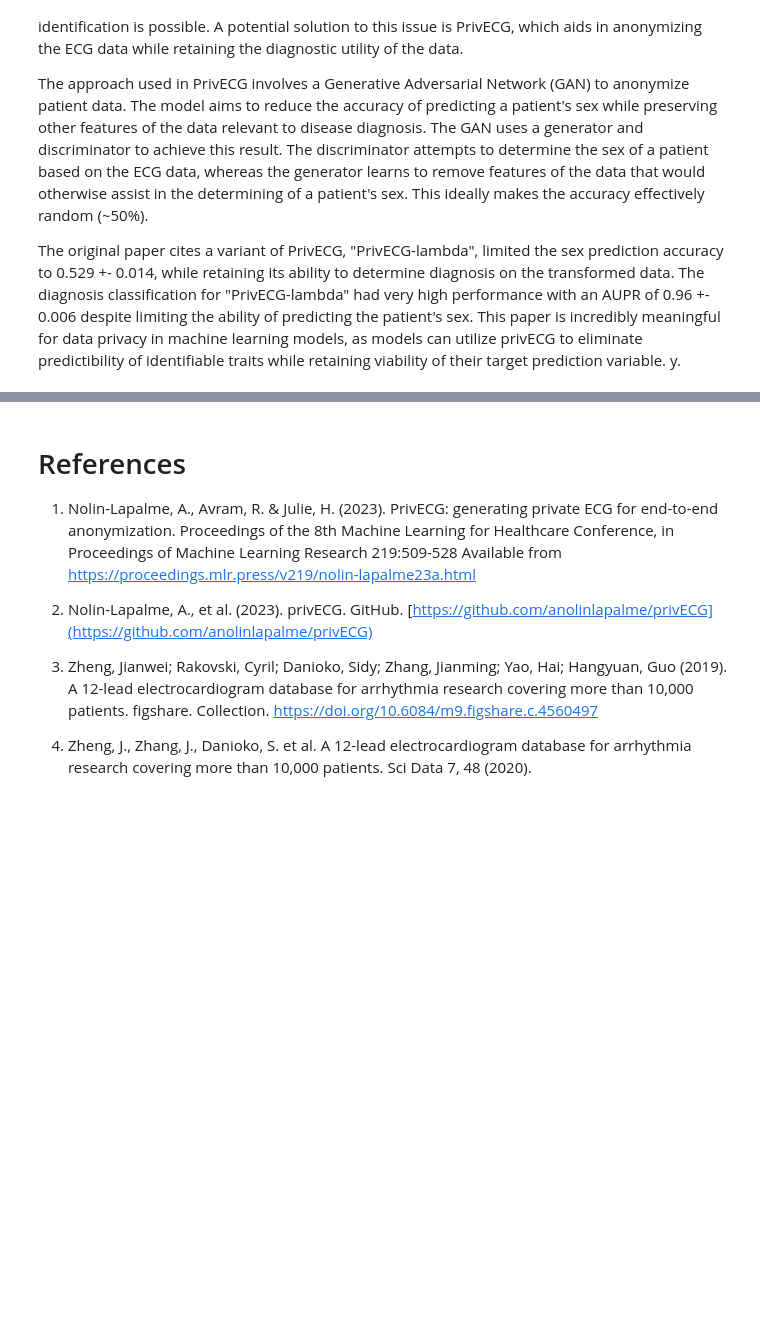
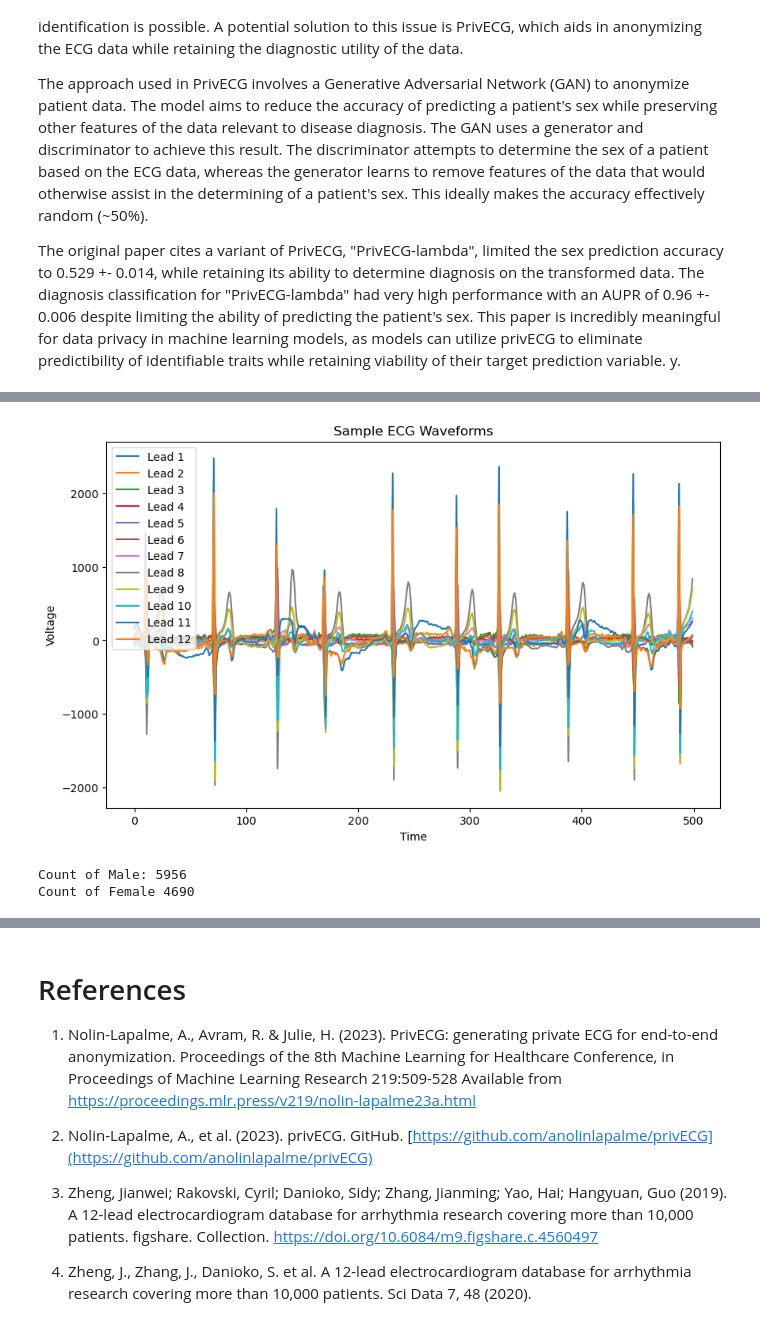
Before and after one commit to DHUIUC/PrivECG, a Jupyter notebook: PrivECG_Dillon_Harding.ipynb, the cells around one changed output, grey strips where cells are left out. Cells and saved outputs as stored; diff of their text form; code cells hidden in the pictures; blank space fills up the shorter version.

```diff
--- a/PrivECG_Dillon_Harding.ipynb
+++ b/PrivECG_Dillon_Harding.ipynb
@@ -116,3 +180,28 @@ Count of Female 4690
+# %%
+import matplotlib.pyplot as plt
+
+#Feel free to re-run this ceel to get a new ECG reading
+random_index = np.random.randint(ecg_data.shape[0])
+
+#RANDOM ECG DATA SAMPLE
+plt.figure(figsize=(10, 6))
+
+for lead_index in range(ecg_data.shape[2]):
+    plt.plot(ecg_data[random_index, :, lead_index], label=f'Lead {lead_index+1}')
+
+plt.title('Sample ECG Waveforms')
+plt.xlabel('Time')
+plt.ylabel('Voltage')
+plt.legend()
+plt.show()
+
+#Gender distribution
+print("Count of Male:", np.count_nonzero(y_ == 0))
+print("Count of Female", np.count_nonzero(y_ == 1))
+# %% [output]
+[figure, added]
+Count of Male: 5956
+Count of Female 4690
 # %% [markdown]
 # Model
 
```
Also changed, not shown: parts of 26 cells of this notebook, 7 other files.
